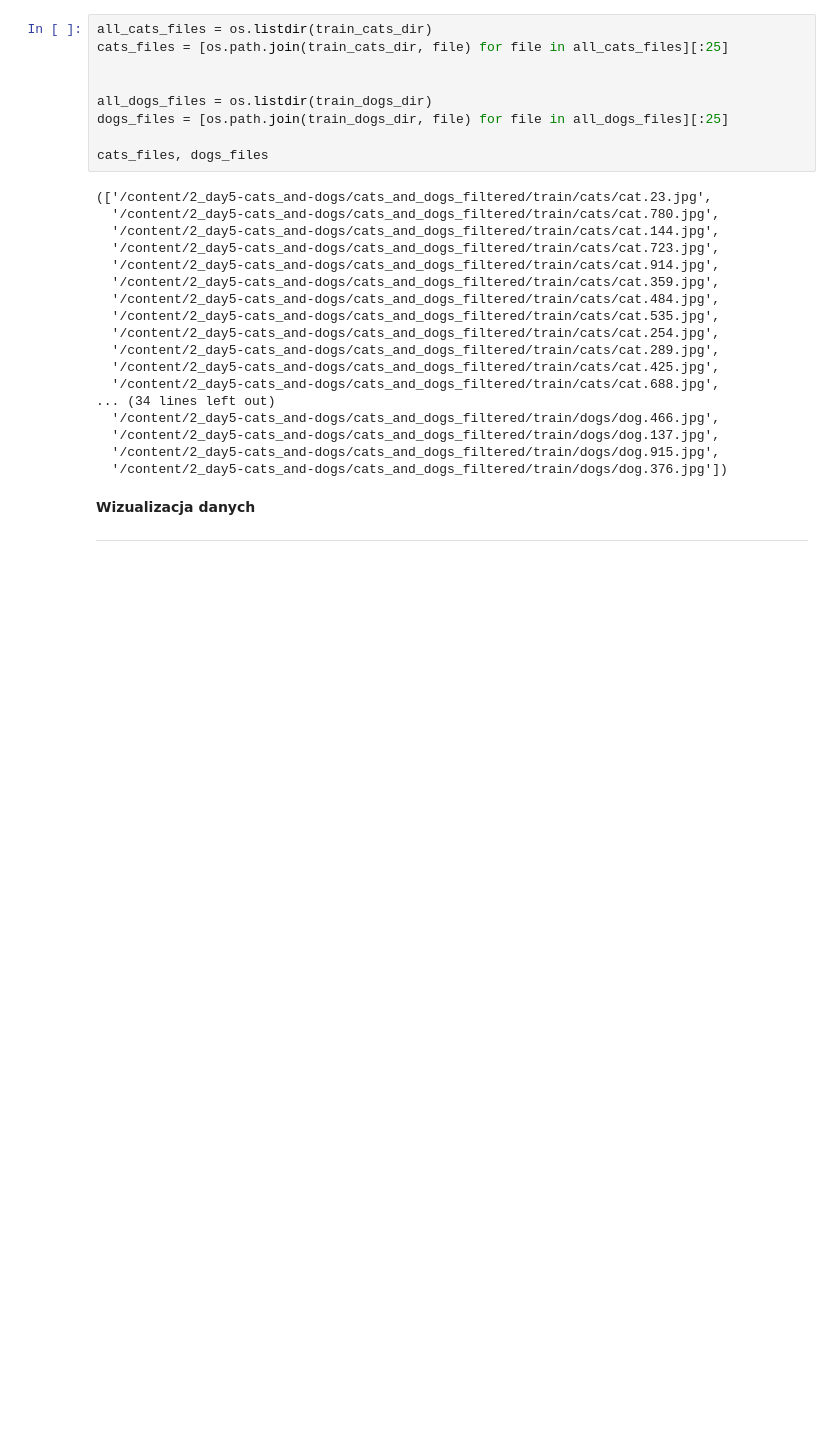
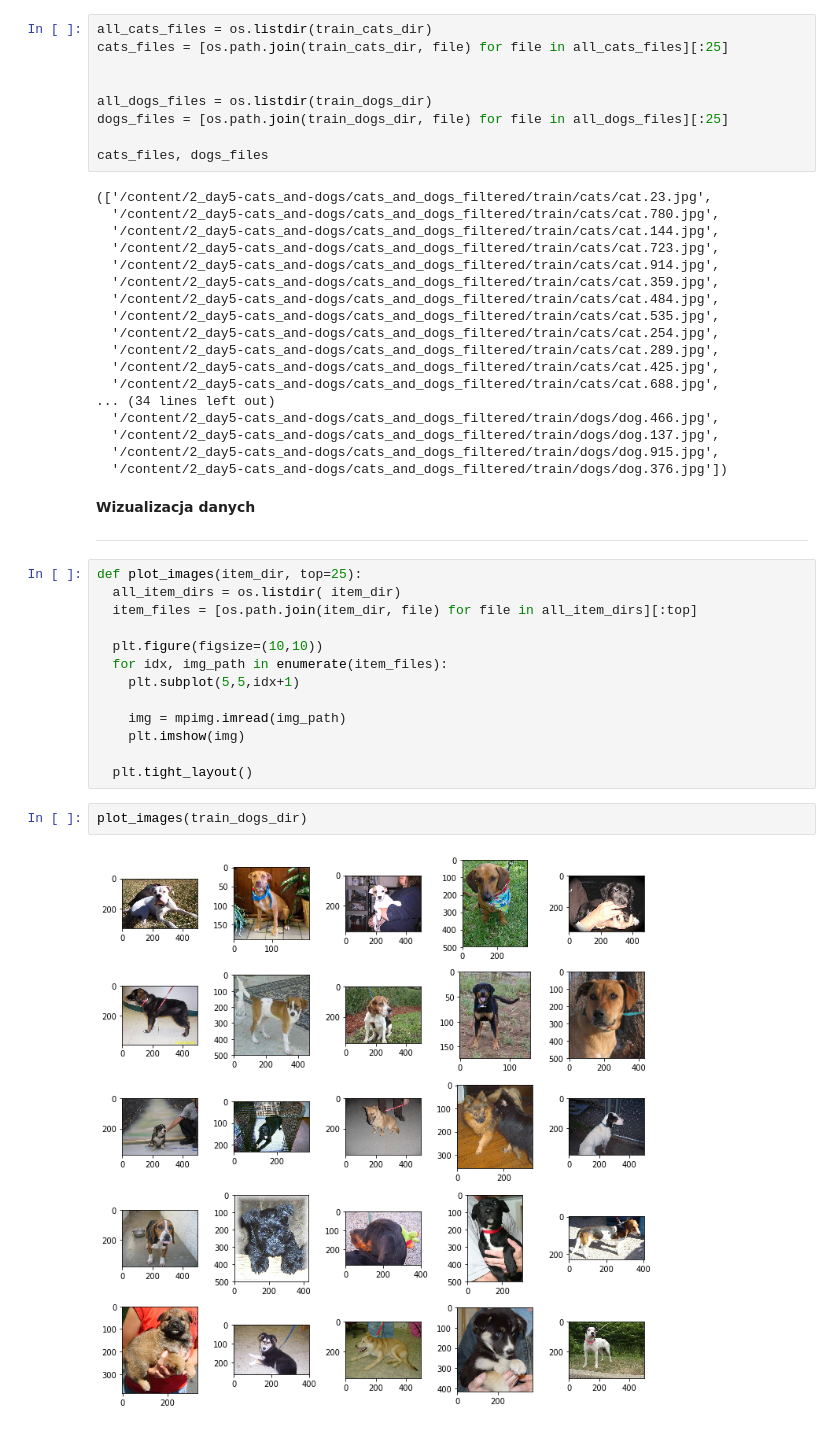
Before and after one commit to Rafal23/Cats_and_Dogs, a Jupyter notebook: 2_day5_cats_dogs.ipynb, the cells around one changed output. Drawn from its saved outputs; the diff is of its cells as text; blank space fills up the shorter version.

Commit message:
Add function plot_images()

```diff
--- a/2_day5_cats_dogs.ipynb
+++ b/2_day5_cats_dogs.ipynb
@@ -113,3 +112,20 @@ cats_files, dogs_files
 **Wizualizacja danych**
 
 ---
+# %%
+def plot_images(item_dir, top=25):
+  all_item_dirs = os.listdir( item_dir)
+  item_files = [os.path.join(item_dir, file) for file in all_item_dirs][:top]
+
+  plt.figure(figsize=(10,10))
+  for idx, img_path in enumerate(item_files):
+    plt.subplot(5,5,idx+1)
+
+    img = mpimg.imread(img_path)
+    plt.imshow(img)
+
+  plt.tight_layout()
+# %%
+plot_images(train_dogs_dir)
+# %% [output]
+[figure, added]
```
Also changed, not shown: parts of 2 cells of this notebook.
